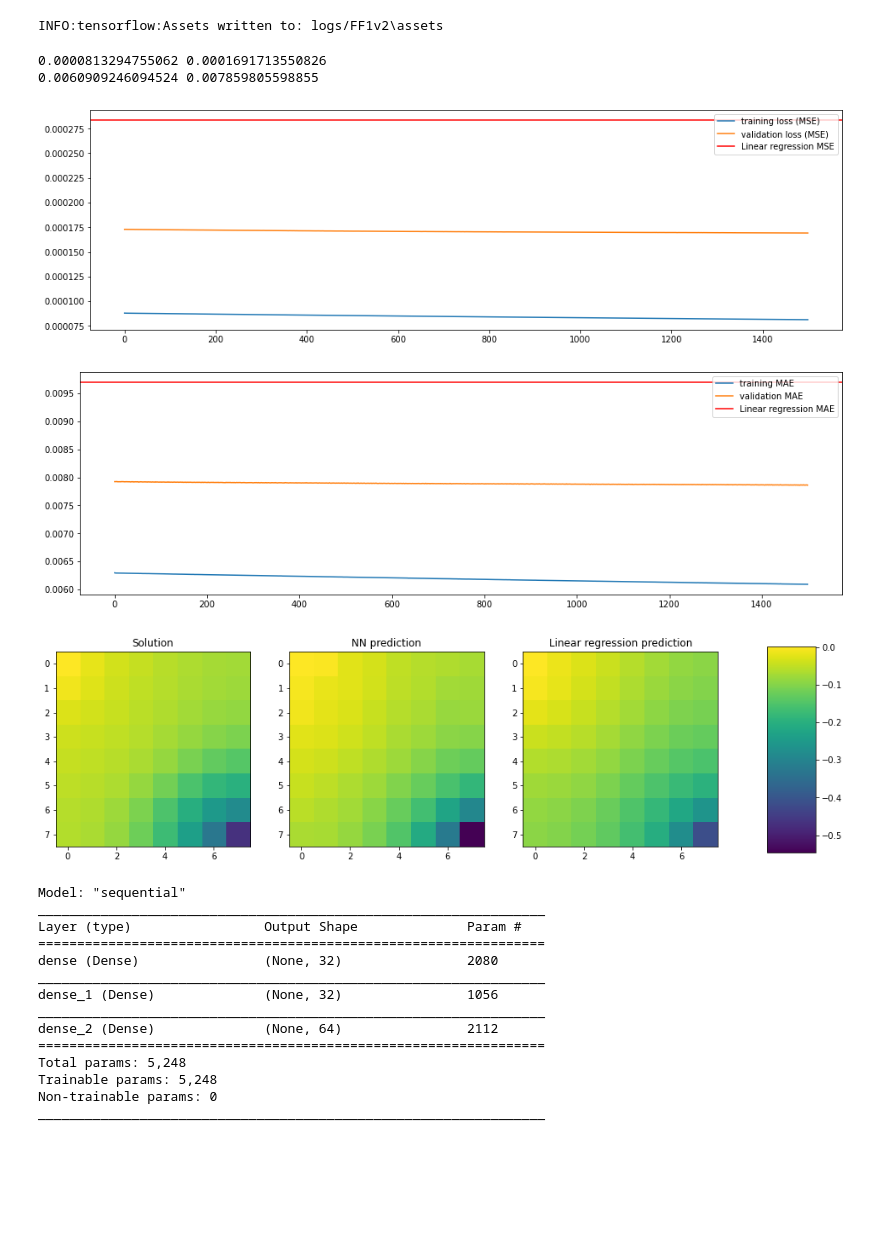
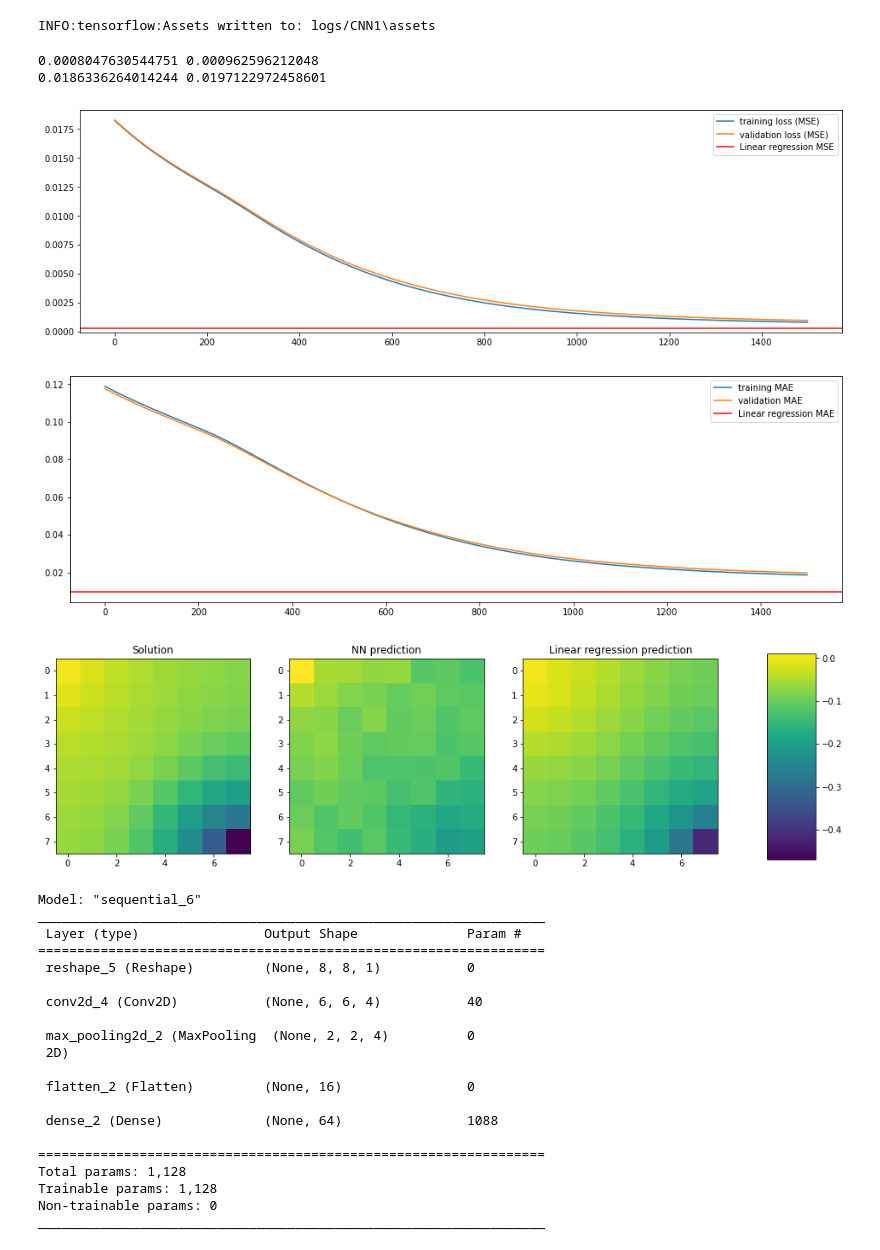
Before and after one commit to vytautas9/Tiriamiasis_Projektas_2, a Jupyter notebook: Tiriamasis2.ipynb, the cells around one changed output. Drawn from its saved outputs; the diff is of its cells as text; code cells hidden in the pictures; blank space fills up the shorter version.

Commit message:
Added first CNN model

```diff
--- a/Tiriamasis2.ipynb
+++ b/Tiriamasis2.ipynb
@@ -18,8 +43,8 @@ if not(os.path.isdir('logs')):
 # %%
-permeability = loadmat('8x8_permeability.mat')
+permeability = loadmat('Data/8x8_permeability.mat')
 permeability = pd.DataFrame(normalize(permeability['permeability']))
 
-target = loadmat('8x8_target.mat')
+target = loadmat('Data/8x8_target.mat')
 target = pd.DataFrame(normalize(target['target']))
 
 perm_train, perm_test, target_train, target_test = train_test_split(permeability, target, test_size = 0.2, random_state = 0)
@@ -122,6 +157,28 @@ def FF5(optimizer):
     model.add(tf.keras.layers.Dense(VECTOR_LENGTH, activation = 'linear'))
     model.compile(optimizer = optimizer, loss = 'mean_squared_error', metrics = ['mean_absolute_error'])
     return model
+
+def CNN1(optimizer):
+
+    model = tf.keras.models.Sequential()
+    model.add(tf.keras.layers.Reshape((GRID_SIZE, GRID_SIZE, CHANNELS), input_shape=(VECTOR_LENGTH,)))
+    model.add(tf.keras.layers.Conv2D(filters = 4, kernel_size = (3,3), activation = 'relu', input_shape = (GRID_SIZE, GRID_SIZE, CHANNELS)))
+    model.add(tf.keras.layers.MaxPool2D(pool_size = 3))
+    model.add(tf.keras.layers.Flatten())
+    model.add(tf.keras.layers.Dense(VECTOR_LENGTH, activation = 'linear'))
+    model.compile(optimizer = optimizer, loss = 'mean_squared_error', metrics = ['mean_absolute_error'])
+    return model
+
+def CNN1(optimizer):
+
+    model = tf.keras.models.Sequential()
+    model.add(tf.keras.layers.Reshape((GRID_SIZE, GRID_SIZE, CHANNELS), input_shape=(VECTOR_LENGTH,)))
+    model.add(tf.keras.layers.Conv2D(filters = 4, kernel_size = (3,3), activation = 'relu', input_shape = (GRID_SIZE, GRID_SIZE, CHANNELS)))
+    model.add(tf.keras.layers.MaxPool2D(pool_size = 3))
+    model.add(tf.keras.layers.Flatten())
+    model.add(tf.keras.layers.Dense(VECTOR_LENGTH, activation = 'linear'))
+    model.compile(optimizer = optimizer, loss = 'mean_squared_error', metrics = ['mean_absolute_error'])
+    return model
 # %%
 # launch model experiments
 
@@ -129,16 +186,17 @@ batch_size = 100
 learning_rate = 0.00001
 optimizer = tf.keras.optimizers.Adam(learning_rate = learning_rate)
 
-model_name = 'FF1v2'
+model_name = 'CNN1'
 #model = FF1(optimizer)
-model = load_model('FF1', optimizer)
+#model = load_model('FF1', optimizer)
+model = CNN1(optimizer)
 fit_model(optimizer, batch_size, model, model_name, epochs = 1500)
 # %% [output]
-INFO:tensorflow:Assets written to: logs/FF1v2\assets
+INFO:tensorflow:Assets written to: logs/CNN1\assets
 # %%
 # siuo metu maziausi val error pasiekti su FF1:
 # MSE = 0.0001727994531393 ir MAE = 0.0079095419496297
-model_name = 'FF1v2'
+#model_name = 'FF1v2'
 history = pd.read_csv('logs/' + model_name + '/' + model_name + '.csv')
 
 plt.figure(figsize = (16, 4.8))
@@ -156,67 +214,75 @@ plt.axhline(y = MAE, color = 'r', linestyle = '-', label = 'Linear regression MA
 plt.legend(loc = 'upper right')
 print(min(history["mean_absolute_error"]), min(history["val_mean_absolute_error"]))
 # %% [output]
-0.0000813294755062 0.0001691713550826
-0.0060909246094524 0.007859805598855
+0.0008047630544751 0.000962596212048
+0.0186336264014244 0.0197122972458601
-[figure, old version]
+[figure, new version]
-[figure, old version]
+[figure, new version]
 # %%
 map_index = 1
 
 dummy_rate = 0.0001
 dummy_optimizer = tf.keras.optimizers.Adam(learning_rate = dummy_rate)
-model = load_model('FF1v2', dummy_optimizer)
+#model = load_model('FF1v2', dummy_optimizer)
+model = load_model(model_name, dummy_optimizer)
 
 perm_test_sample = perm_test.iloc[map_index].to_numpy()
 
 test_prediction = model.predict(expand_dims(perm_test_sample, 0), batch_size = 1)
 test_prediction = reshape(test_prediction, (int(sqrt(VECTOR_LENGTH)), int(sqrt(VECTOR_LENGTH))))
 
 lin_reg_prediction = lin_reg.predict(perm_test_sample.reshape(1, -1))
 lin_reg_prediction = reshape(lin_reg_prediction, (int(sqrt(VECTOR_LENGTH)), int(sqrt(VECTOR_LENGTH))))
 
 test_solution = reshape(target_test.iloc[map_index].to_numpy(), (int(sqrt(VECTOR_LENGTH)), int(sqrt(VECTOR_LENGTH))))
 
 
 
 cm_range = [min(min(test_solution.flatten()), min(test_prediction.flatten()), min(lin_reg_prediction.flatten())),
             max(max(test_solution.flatten()), max(test_prediction.flatten()), max(lin_reg_prediction.flatten()))]
 
 fig, axes = plt.subplots(nrows = 1, ncols = 3, figsize = (16, 4.8))
 im = axes[0].imshow(test_solution, vmin = cm_range[0], vmax = cm_range[1])
 axes[0].title.set_text('Solution')
 im = axes[1].imshow(test_prediction, vmin = cm_range[0], vmax = cm_range[1])
 axes[1].title.set_text('NN prediction')
 im = axes[2].imshow(lin_reg_prediction, vmin = cm_range[0], vmax = cm_range[1])
 axes[2].title.set_text('Linear regression prediction')
 
 fig.subplots_adjust(right = 0.8)
 cbar_ax = fig.add_axes([0.85, 0.15, 0.05, 0.7])
 fig.colorbar(im, cax=cbar_ax)
 
 plt.show()
 # %% [output]
-[figure, old version]
+[figure, new version]
 # %%
 # review model architecture
 
 learning_rate = 0.0001
 optimizer = tf.keras.optimizers.Adam(learning_rate = learning_rate)
-model = FF1(optimizer)
+#model = FF1(optimizer)
+model = CNN1(optimizer)
 model.summary()
 # %% [output]
-Model: "sequential"
+Model: "sequential_6"
 _________________________________________________________________
-Layer (type)                 Output Shape              Param #
+ Layer (type)                Output Shape              Param #
 =================================================================
-dense (Dense)                (None, 32)                2080
-_________________________________________________________________
-dense_1 (Dense)              (None, 32)                1056
-_________________________________________________________________
-dense_2 (Dense)              (None, 64)                2112
+ reshape_5 (Reshape)         (None, 8, 8, 1)           0
+
+ conv2d_4 (Conv2D)           (None, 6, 6, 4)           40
+
+ max_pooling2d_2 (MaxPooling  (None, 2, 2, 4)          0
+ 2D)
+
+ flatten_2 (Flatten)         (None, 16)                0
+
+ dense_2 (Dense)             (None, 64)                1088
+
 =================================================================
-Total params: 5,248
-Trainable params: 5,248
+Total params: 1,128
+Trainable params: 1,128
 Non-trainable params: 0
 _________________________________________________________________
 # %%
```
Also changed, not shown: parts of 6 cells of this notebook.
